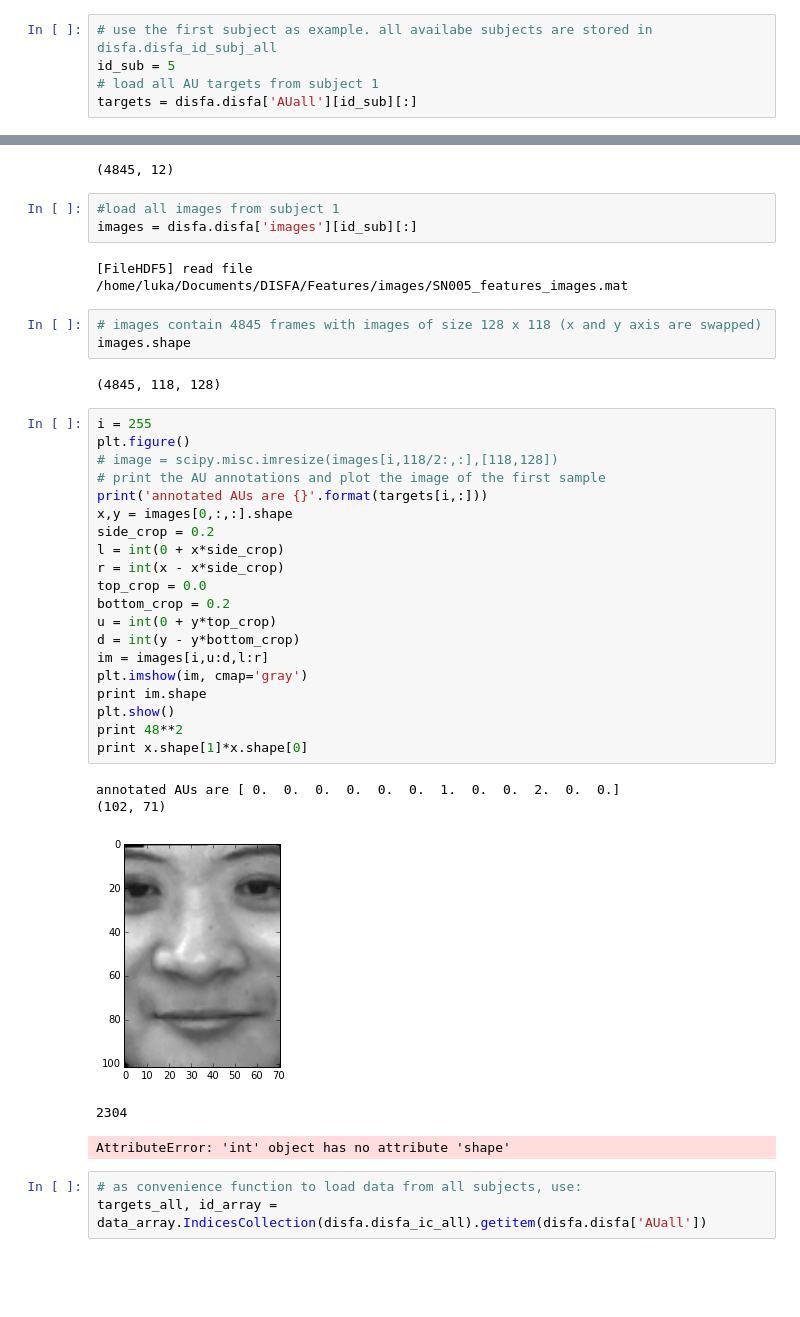
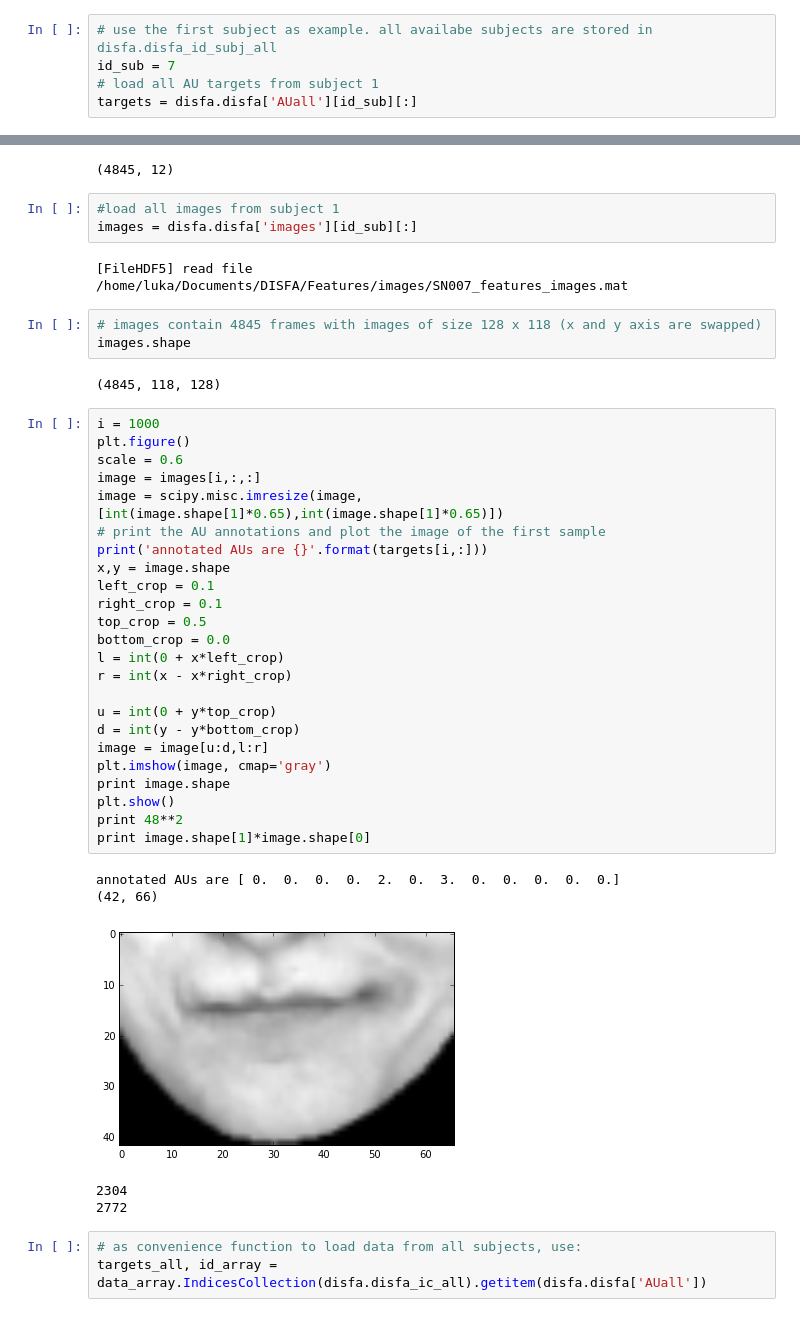
Before and after one commit to lotka/autofaces, a Jupyter notebook: src/seb/disfa_example.ipynb, the cells around one changed output, grey strips where cells are left out. Drawn from its saved outputs; the diff is of its cells as text; blank space fills up the shorter version.

```diff
--- a/src/seb/disfa_example.ipynb
+++ b/src/seb/disfa_example.ipynb
@@ -8,7 +8,7 @@ from scipy import ndimage
 import scipy
 # %%
 # use the first subject as example. all availabe subjects are stored in disfa.disfa_id_subj_all
-id_sub = 5
+id_sub = 7
 # load all AU targets from subject 1
 targets = disfa.disfa['AUall'][id_sub][:]
 # %% [output]
@@ -23,38 +23,42 @@ targets.shape
 #load all images from subject 1
 images = disfa.disfa['images'][id_sub][:]
 # %% [output]
-[FileHDF5] read file /home/luka/Documents/DISFA/Features/images/SN005_features_images.mat
+[FileHDF5] read file /home/luka/Documents/DISFA/Features/images/SN007_features_images.mat
 # %%
 # images contain 4845 frames with images of size 128 x 118 (x and y axis are swapped)
 images.shape
 # %% [output]
 (4845, 118, 128)
 # %%
-i = 255
+i = 1000
 plt.figure()
-# image = scipy.misc.imresize(images[i,118/2:,:],[118,128])
+scale = 0.6
+image = images[i,:,:]
+image = scipy.misc.imresize(image,[int(image.shape[1]*0.65),int(image.shape[1]*0.65)])
 # print the AU annotations and plot the image of the first sample
 print('annotated AUs are {}'.format(targets[i,:]))
-x,y = images[0,:,:].shape
-side_crop = 0.2
-l = int(0 + x*side_crop)
-r = int(x - x*side_crop)
-top_crop = 0.0
-bottom_crop = 0.2
+x,y = image.shape
+left_crop = 0.1
+right_crop = 0.1
+top_crop = 0.5
+bottom_crop = 0.0
+l = int(0 + x*left_crop)
+r = int(x - x*right_crop)
+
 u = int(0 + y*top_crop)
 d = int(y - y*bottom_crop)
-im = images[i,u:d,l:r]
-plt.imshow(im, cmap='gray')
-print im.shape
+image = image[u:d,l:r]
+plt.imshow(image, cmap='gray')
+print image.shape
 plt.show()
 print 48**2
-print x.shape[1]*x.shape[0]
+print image.shape[1]*image.shape[0]
 # %% [output]
-annotated AUs are [ 0.  0.  0.  0.  0.  0.  1.  0.  0.  2.  0.  0.]
-(102, 71)
+annotated AUs are [ 0.  0.  0.  0.  2.  0.  3.  0.  0.  0.  0.  0.]
+(42, 66)
-[figure, old version]
+[figure, new version]
 2304
+2772
-AttributeError: 'int' object has no attribute 'shape'
 # %%
 # as convenience function to load data from all subjects, use:
 targets_all, id_array = data_array.IndicesCollection(disfa.disfa_ic_all).getitem(disfa.disfa['AUall'])
```
Also changed, not shown: parts of 1 cell of this notebook, 7 other files.
